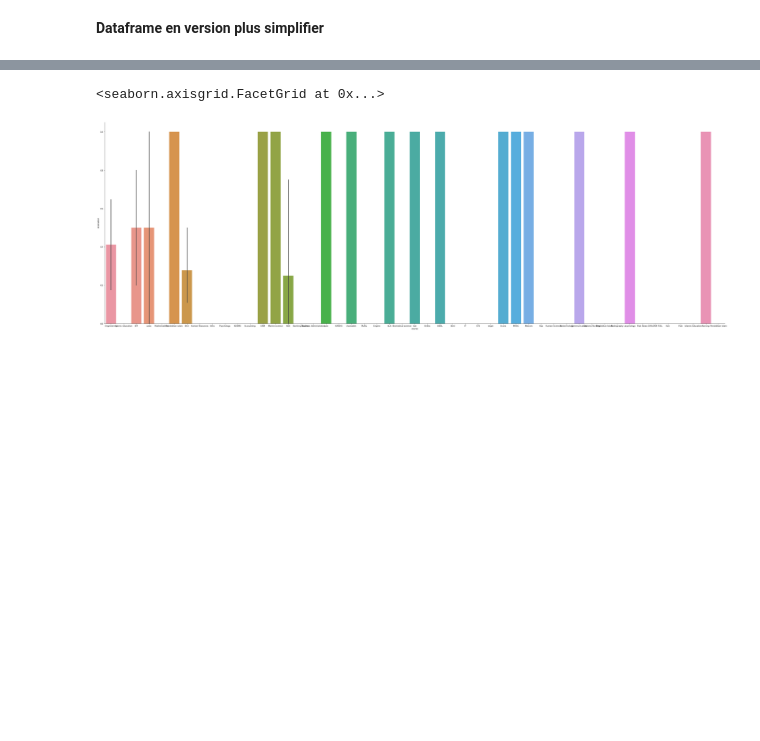
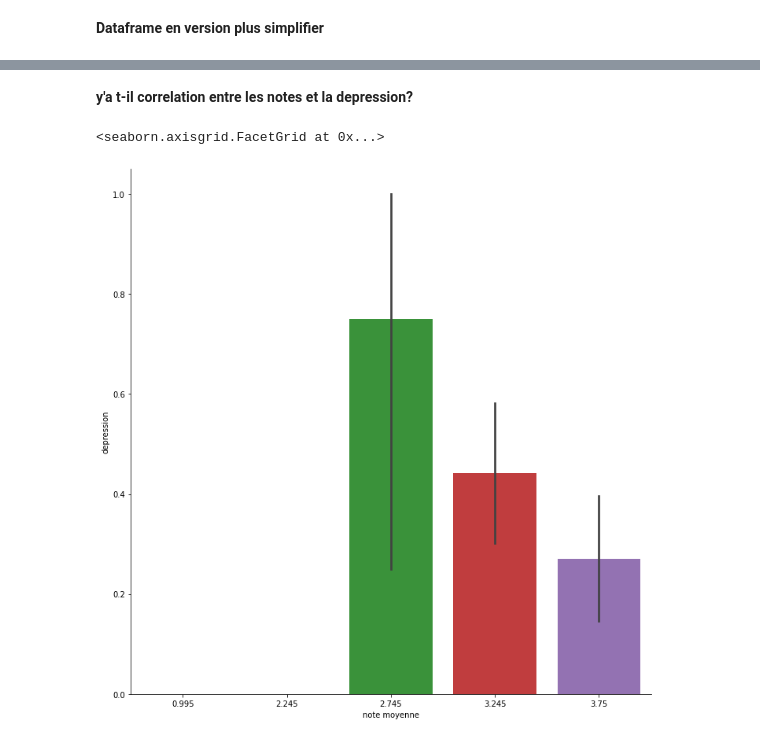
Before and after one commit to LamaElkhouk/pythonh3hitema, a Jupyter notebook: Projet_analyse_données.ipynb, the cells around one changed output, grey strips where cells are left out. Cells and saved outputs as stored; diff of their text form; code cells hidden in the pictures; blank space fills up the shorter version.

```diff
--- a/Projet_analyse_données.ipynb
+++ b/Projet_analyse_données.ipynb
@@ -74,0 +79,18 @@ Le dataframe est constitué principalement de **variables qualitatives** de type
+# %%
+note_moyenne=[]
+
+for i in df['CGPA']:
+    i=i.split()
+    moyenne=(float(i[0])+float(i[2]))/2
+    note_moyenne.append(moyenne)
+
+
+
+#df.insert(6,"note moyenne",1)
+
+df['note moyenne']=note_moyenne
+
+df.head(10)
+
+
+#sb.catplot(x="note_moyenne", y="depression", data = df, kind= "box", height=7)
@@ -96,10 +177,7 @@ df.head()
+# %% [markdown]
+**y'a t-il correlation entre les notes et la depression?**
 # %%
-#sb.boxplot(x='gender', y='CGPA', data=df)
-
-
-df['depression']
-
-sb.catplot(x="course", y="depression", data= df, kind="bar", height=15, aspect=3)
+sb.catplot(x="note moyenne", y="depression", data= df, kind="bar", height=10)
 # %% [output]
 <seaborn.axisgrid.FacetGrid at 0x...>
-[figure, old version]
+[figure, new version]
```
Also changed, not shown: parts of 15 cells of this notebook.
